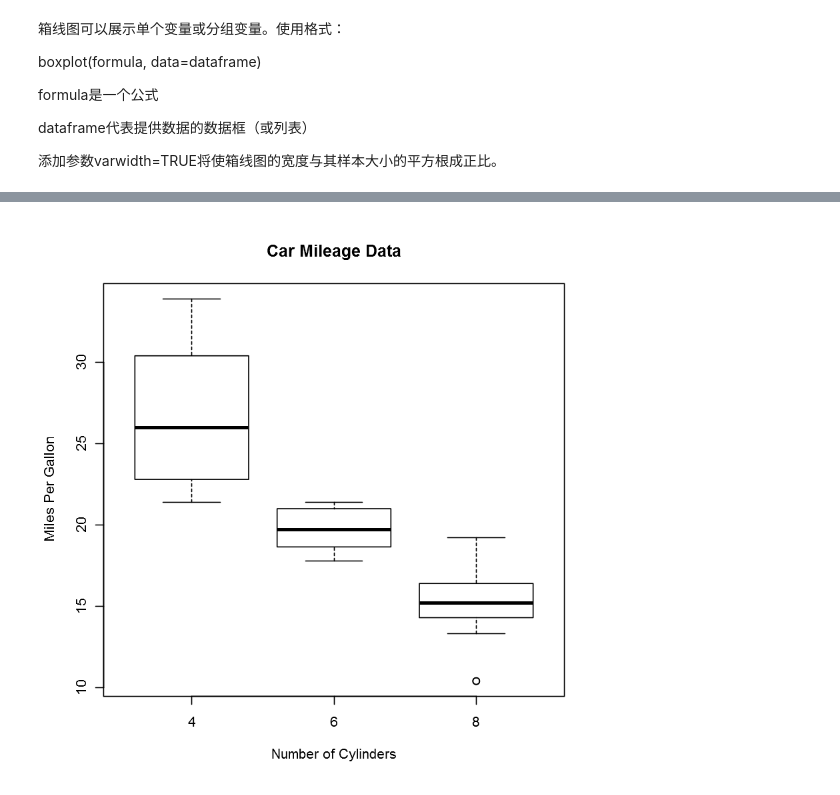
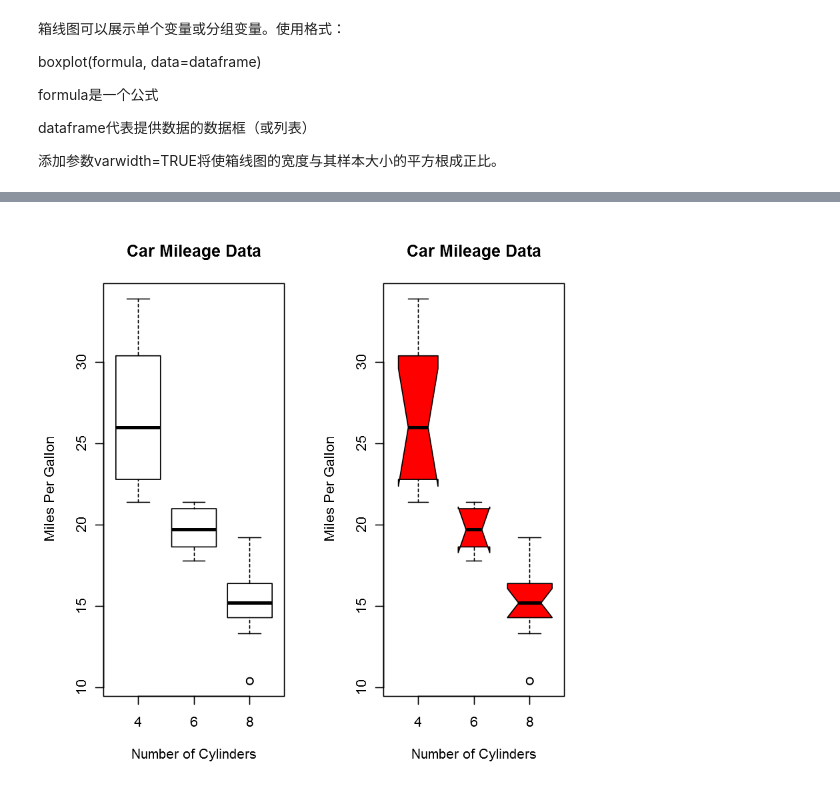
Before and after one commit to xiaowei3223/R-learning, a Jupyter notebook: 6 基本图形.ipynb, the cells around one changed output, grey strips where cells are left out. Drawn from its saved outputs; the diff is of its cells as text; code cells hidden in the pictures.

```diff
--- a/6 基本图形.ipynb
+++ b/6 基本图形.ipynb
@@ -335,8 +373,17 @@ dataframe代表提供数据的数据框（或列表）
 
 添加参数varwidth=TRUE将使箱线图的宽度与其样本大小的平方根成正比。
 # %%
+par(mfrow=c(1,2))
 boxplot(mpg~cyl, data=mtcars,
        main="Car Mileage Data",
        xlab="Number of Cylinders",
        ylab="Miles Per Gallon")
+
+boxplot(mpg~cyl, data=mtcars,
+       notch=TRUE,  #添加notch=TRUE，可以得到含凹槽的箱线图。若两个箱的凹槽互不重叠，则表明它们的中位数有显著差异。
+       varwidth=TRUE,  #使箱线图的宽度与它们各自的样本大小成正比。
+       col="red",
+       main="Car Mileage Data",
+       xlab="Number of Cylinders",
+       ylab="Miles Per Gallon")
 # %% [output]
@@ -343 +392 @@ boxplot(mpg~cyl, data=mtcars,
-[figure, old version]
+[figure, new version]
```
Also changed, not shown: parts of 20 cells of this notebook.
